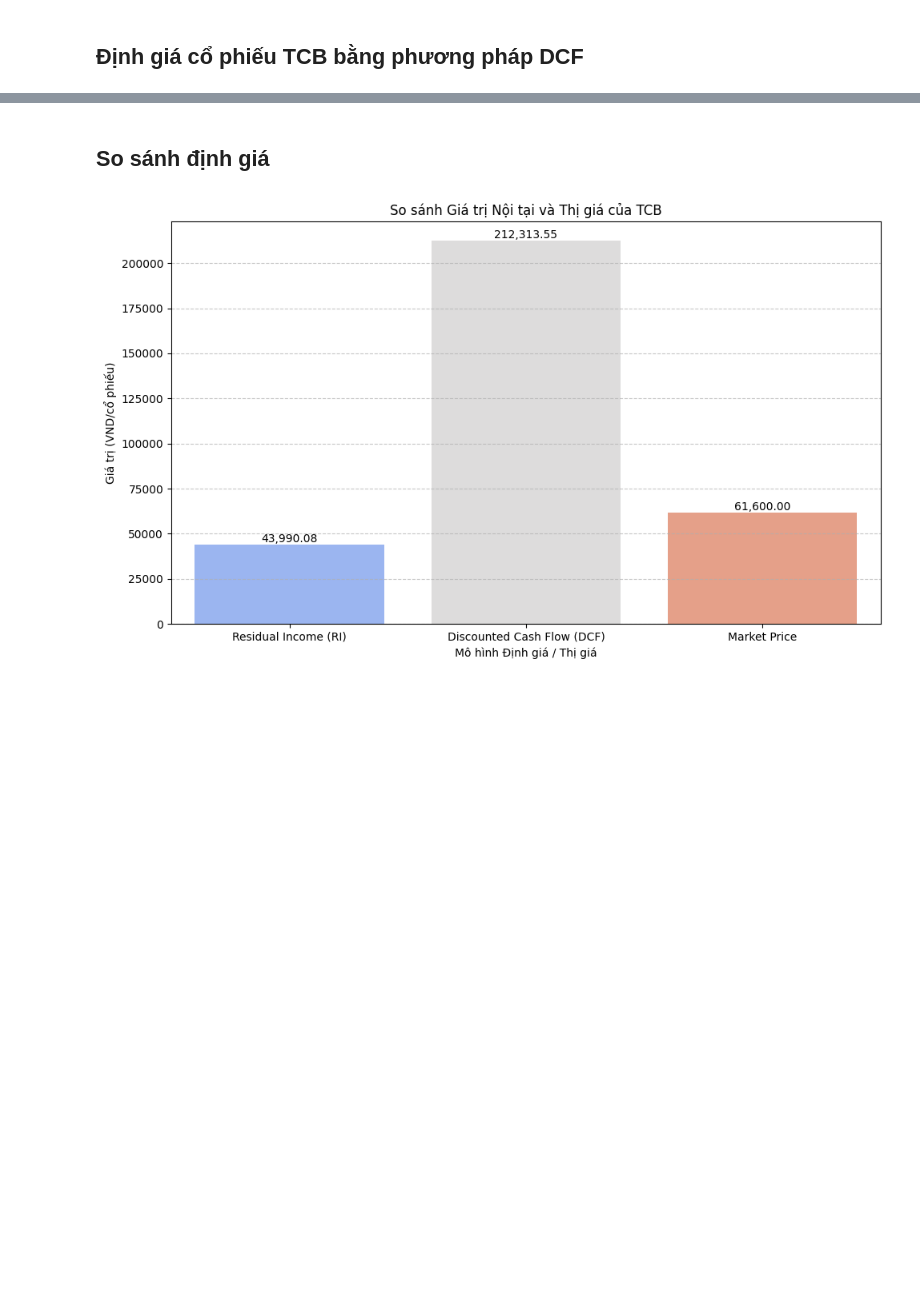
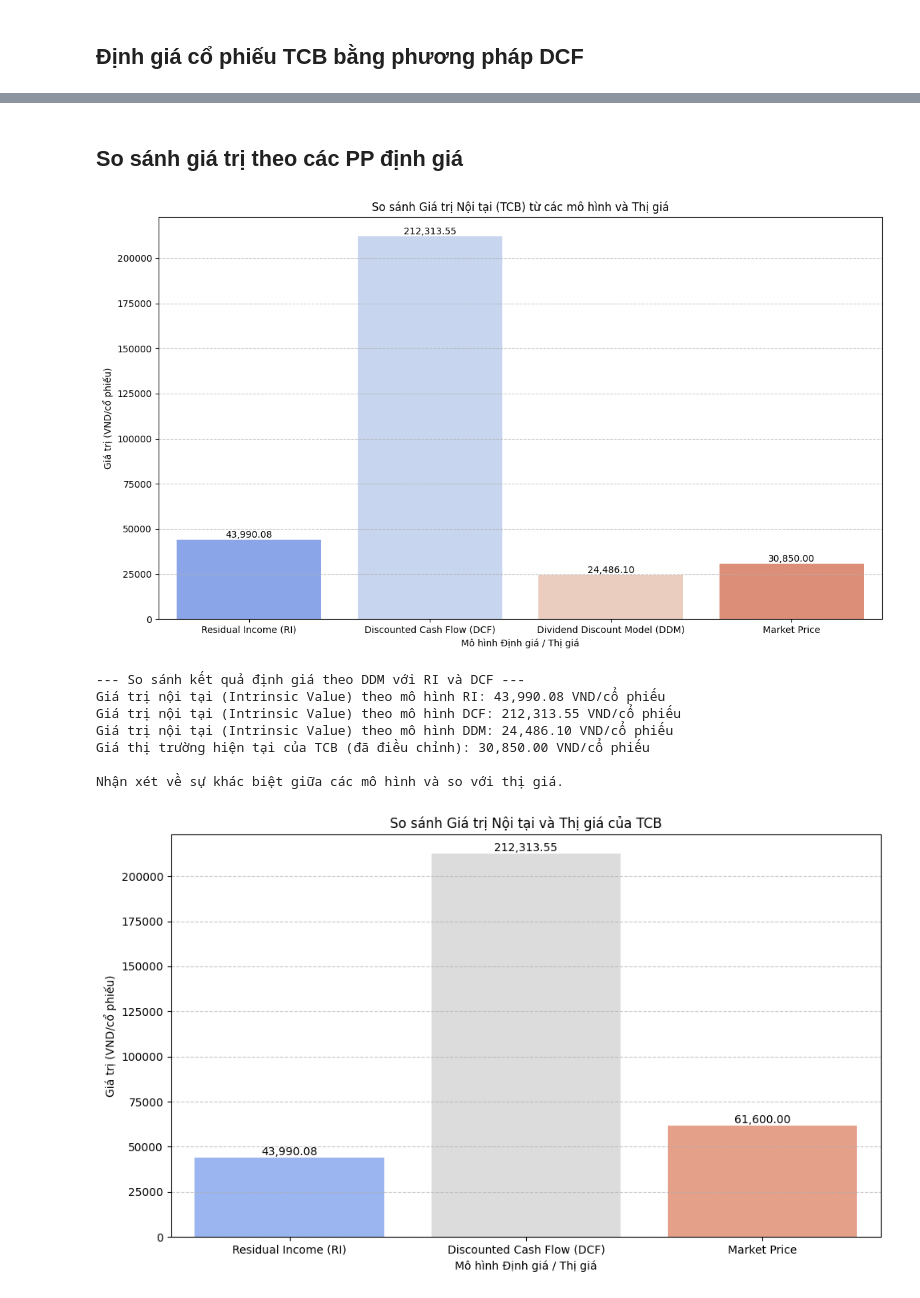
Before and after one commit to Tuanajax/Note_Everthing, a Jupyter notebook: Untitled0.ipynb, the cells around one changed output, grey strips where cells are left out. Saved outputs shown, nothing was run; the diff lists cells and outputs as text; code cells hidden in the pictures; blank space fills up the shorter version.

```diff
--- a/Untitled0.ipynb
+++ b/Untitled0.ipynb
@@ -891,5 +1086,45 @@ Sự khác biệt giữa hai mô hình có thể xuất phát từ các giả đ
 # %% [markdown]
-## **So sánh định giá**
+## **So sánh giá trị theo các PP định giá**
+# %%
+# Update the comparison DataFrame and re-plot if DDM calculation is successful
+if intrinsic_value_ddm is not None:
+    # Append DDM to the comparison_df from previous cell (if it exists)
+    # Recreate the comparison DataFrame to include DDM
+    valuation_comparison = pd.DataFrame({
+        'Model': ['Residual Income (RI)', 'Discounted Cash Flow (DCF)', 'Dividend Discount Model (DDM)', 'Market Price'],
+        'Intrinsic Value (VND)': [intrinsic_value_ri, intrinsic_value, intrinsic_value_ddm, current_price_vcb_scaled]
+    })
+
+    plt.figure(figsize=(12, 7))
+    sns.barplot(x='Model', y='Intrinsic Value (VND)', data=valuation_comparison, palette='coolwarm', hue='Model', legend=False)
+    plt.title(f'So sánh Giá trị Nội tại ({user_input}) từ các mô hình và Thị giá')
+    plt.xlabel('Mô hình Định giá / Thị giá')
+    plt.ylabel('Giá trị (VND/cổ phiếu)')
+    plt.ticklabel_format(style='plain', axis='y')
+    plt.grid(axis='y', linestyle='--', alpha=0.7)
+
+    # Add value labels on top of the bars
+    for index, row in valuation_comparison.iterrows():
+        plt.text(index, row['Intrinsic Value (VND)'], f'{row["Intrinsic Value (VND)"]:,.2f}', color='black', ha="center", va="bottom")
+
+    plt.tight_layout()
+    plt.show()
+
+    print("\n--- So sánh kết quả định giá theo DDM với RI và DCF ---")
+    print(f"Giá trị nội tại (Intrinsic Value) theo mô hình RI: {intrinsic_value_ri:,.2f} VND/cổ phiếu")
+    print(f"Giá trị nội tại (Intrinsic Value) theo mô hình DCF: {intrinsic_value:,.2f} VND/cổ phiếu")
+    print(f"Giá trị nội tại (Intrinsic Value) theo mô hình DDM: {intrinsic_value_ddm:,.2f} VND/cổ phiếu")
+    print(f"Giá thị trường hiện tại của {user_input} (đã điều chỉnh): {current_price_vcb_scaled:,.2f} VND/cổ phiếu")
+    print("\nNhận xét về sự khác biệt giữa các mô hình và so với thị giá.")
+# %% [output]
+[figure, added]
+--- So sánh kết quả định giá theo DDM với RI và DCF ---
+Giá trị nội tại (Intrinsic Value) theo mô hình RI: 43,990.08 VND/cổ phiếu
+Giá trị nội tại (Intrinsic Value) theo mô hình DCF: 212,313.55 VND/cổ phiếu
+Giá trị nội tại (Intrinsic Value) theo mô hình DDM: 24,486.10 VND/cổ phiếu
+Giá thị trường hiện tại của TCB (đã điều chỉnh): 30,850.00 VND/cổ phiếu
+
+Nhận xét về sự khác biệt giữa các mô hình và so với thị giá.
 # %%
 import matplotlib.pyplot as plt
 import seaborn as sns
```
Also changed, not shown: parts of 24 cells of this notebook.
